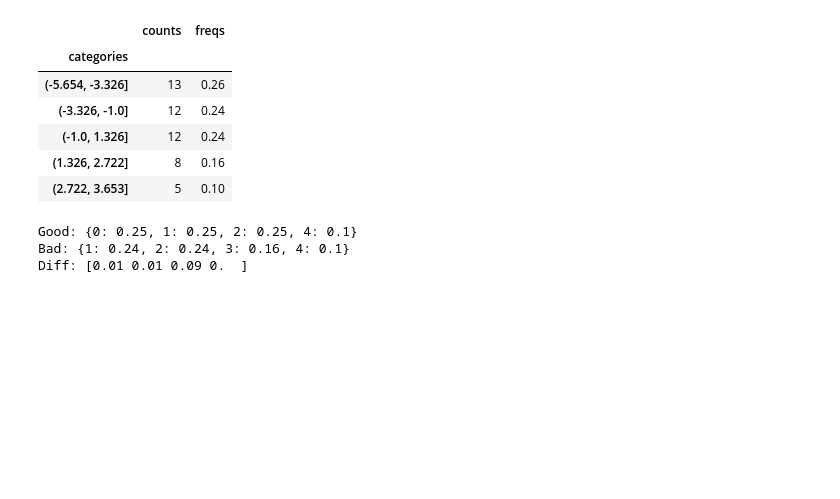
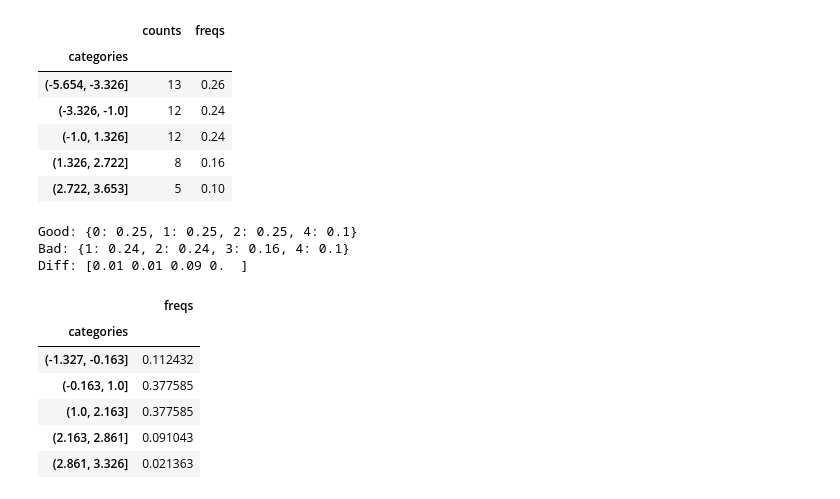
Before and after one commit to Jane-Tran/hong_notebooks, a Jupyter notebook: python/basic_distribution.ipynb, the cells around one changed output. Saved outputs shown, nothing was run; the diff lists cells and outputs as text; code cells hidden in the pictures; blank space fills up the shorter version.

Commit message:
Apply model

```diff
--- a/python/basic_distribution.ipynb
+++ b/python/basic_distribution.ipynb
@@ -378,3 +378,23 @@ PMF bad
 Good: {0: 0.25, 1: 0.25, 2: 0.25, 4: 0.1}
 Bad: {1: 0.24, 2: 0.24, 3: 0.16, 4: 0.1}
 Diff: [0.01 0.01 0.09 0.  ]
+# %%
+# apply model on quantiles
+mu = 1
+std = 1
+cat = []
+freqs = []
+for b in bin_good.categories:
+    cat.append(b)
+    freqs.append(norm.cdf(b.right, mu, std) - norm.cdf(b.left, mu, std))
+norm_model = pd.DataFrame({"categories": cat, "freqs": freqs})
+norm_model = norm_model.set_index("categories")
+norm_model
+# %% [output]
+|  | freqs |
+| categories |  |
+| (-1.327, -0.163] | 0.112432 |
+| (-0.163, 1.0] | 0.377585 |
+| (1.0, 2.163] | 0.377585 |
+| (2.163, 2.861] | 0.091043 |
+| (2.861, 3.326] | 0.021363 |
```
